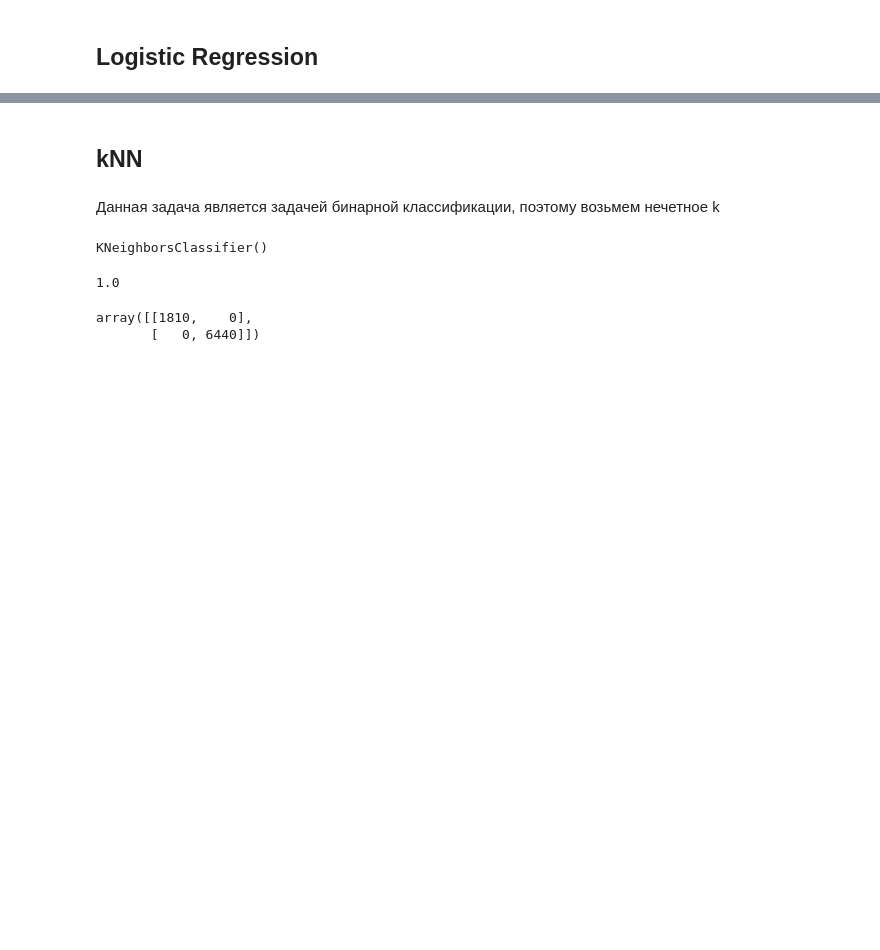
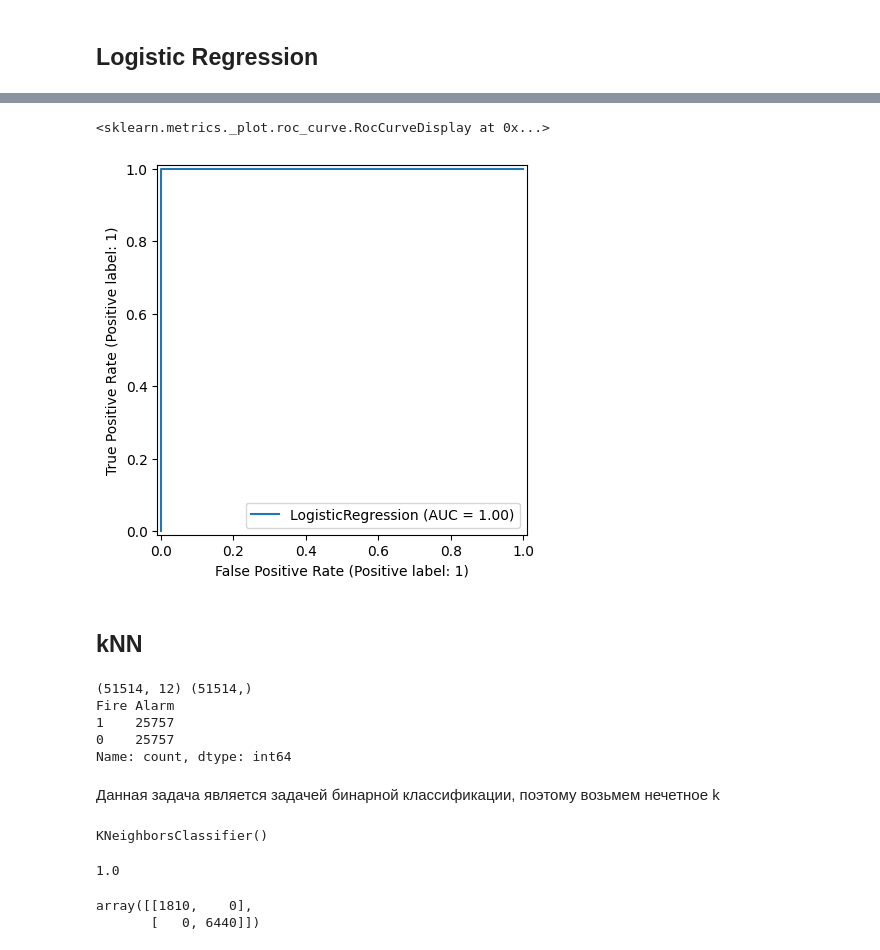
Before and after one commit to smnk-1/ML-studying, a Jupyter notebook: notebooks/Classification.ipynb, the cells around one changed output, grey strips where cells are left out. Cells and saved outputs as stored; diff of their text form; code cells hidden in the pictures; blank space fills up the shorter version.

Commit message:
feat: Logistic Regression and Naive Bayes

```diff
--- a/notebooks/Classification.ipynb
+++ b/notebooks/Classification.ipynb
@@ -51,0 +61,3 @@ Name: count, dtype: int64
+# %%
+lr = LogisticRegression(max_iter=10**6)
+lr.fit(X_train, y_train)
@@ -52,5 +84,21 @@ Name: count, dtype: int64
+# %%
+RocCurveDisplay.from_estimator(lr, X_test, y_test)
+# %% [output]
+<sklearn.metrics._plot.roc_curve.RocCurveDisplay at 0x...>
+[figure, added]
 # %% [markdown]
 ## kNN
+# %%
+oversample = SMOTE(random_state=42)
+X_train, y_train = oversample.fit_resample(X_train, y_train)
+print(X_train.shape, y_train.shape)
+print(y_train.value_counts())
+# %% [output]
+(51514, 12) (51514,)
+Fire Alarm
+1    25757
+0    25757
+Name: count, dtype: int64
 # %%
 from sklearn.neighbors import KNeighborsClassifier
 # %% [markdown]
```
Also changed, not shown: parts of 14 cells of this notebook.
